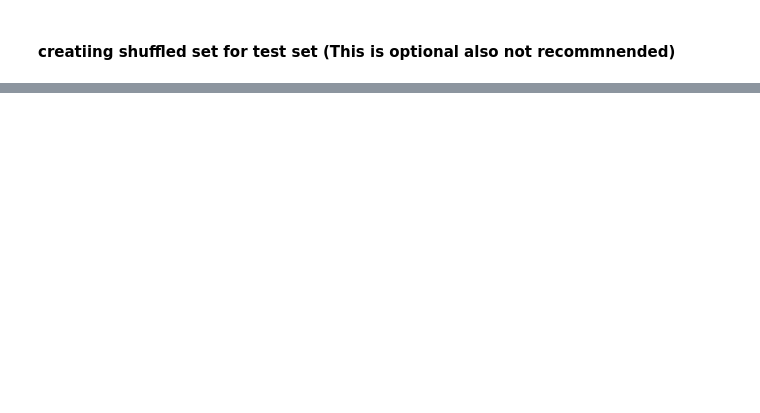
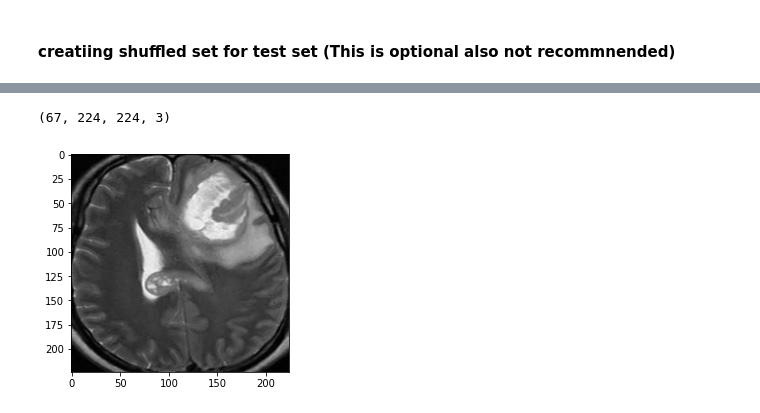
Before and after one commit to Techseeker-404/ComputerVision-Pytorch-OpenCV2, a Jupyter notebook: brain.ipynb, the cells around one changed output, grey strips where cells are left out. Saved outputs shown, nothing was run; the diff lists cells and outputs as text; code cells hidden in the pictures; blank space fills up the shorter version.

```diff
--- a/brain.ipynb
+++ b/brain.ipynb
@@ -166,0 +169,37 @@ array([1, 0, 1, 1, 0, 0, 1, 1, 1, 1])
+# %%
+"""
+ preprocesing data
+"""
+def preprocess(image):
+
+    grayscale = cv2.cvtColor(image, cv2.COLOR_BGR2GRAY)    #Converting the image to grayscale and blurring it a bit.
+    grayscale = cv2.GaussianBlur(grayscale,(5,5),0)
+    threshold_img = cv2.threshold(grayscale,45,255,cv2.THRESH_BINARY)[1]
+    threshold_img = cv2.erode(threshold_img,None,iterations=2)
+    threshold_img = cv2.dilate(threshold_img,None,iterations=2)#Find the contours in the image and grab out the largest one.
+    contour = cv2.findContours(threshold_img.copy(), cv2.RETR_EXTERNAL, cv2.CHAIN_APPROX_SIMPLE)
+    contour = imutils.grab_contours(contour)
+    C = max(contour, key = cv2.contourArea)
+    ext_left = tuple(C[C[:,:,0].argmin()][0]) #finding the extreme points
+    ext_right = tuple(C[C[:,:,0].argmax()][0])# Lateral sections.
+    ext_top = tuple(C[C[:,:,1].argmin()][0])# Top and Bottom
+    ext_bot = tuple(C[C[:,:,1].argmax()][0])
+    new_image = image[ext_top[1]:ext_bot[1],ext_left[0]:ext_right[0]]
+    return new_image
+"""
+ next resizing, final level preprocessing before giving it to a model.
+"""
+def fin_preprocess(images,train_feature_lst,labels):
+    for img in images:
+        image = cv2.imread(img)
+        image = preprocess(image)
+        image = cv2.resize(image,(224,224),interpolation=cv2.INTER_CUBIC)
+        image = image/255 #Normalizing images
+        train_feature_lst.append(image)
+    return np.array(train_feature_lst),np.array(labels)
+# %%
+""" Extracting Final training set"""
+X = [] #Final image feature map
+X_train,y_train = fin_preprocess(image_paths_train,X,label_train)
+print(y_train[2])
+X_train[2]
@@ -166,0 +229,10 @@ array([1, 0, 1, 1, 0, 0, 1, 1, 1, 1])
+# %%
+X_test.shape
+# %% [output]
+(67, 224, 224, 3)
+# %%
+#Random train -set image
+plt.imshow(X_train[2])
+plt.show()
+# %% [output]
+[figure, added]
```
Also changed, not shown: parts of 14 cells of this notebook, 1 other file.
